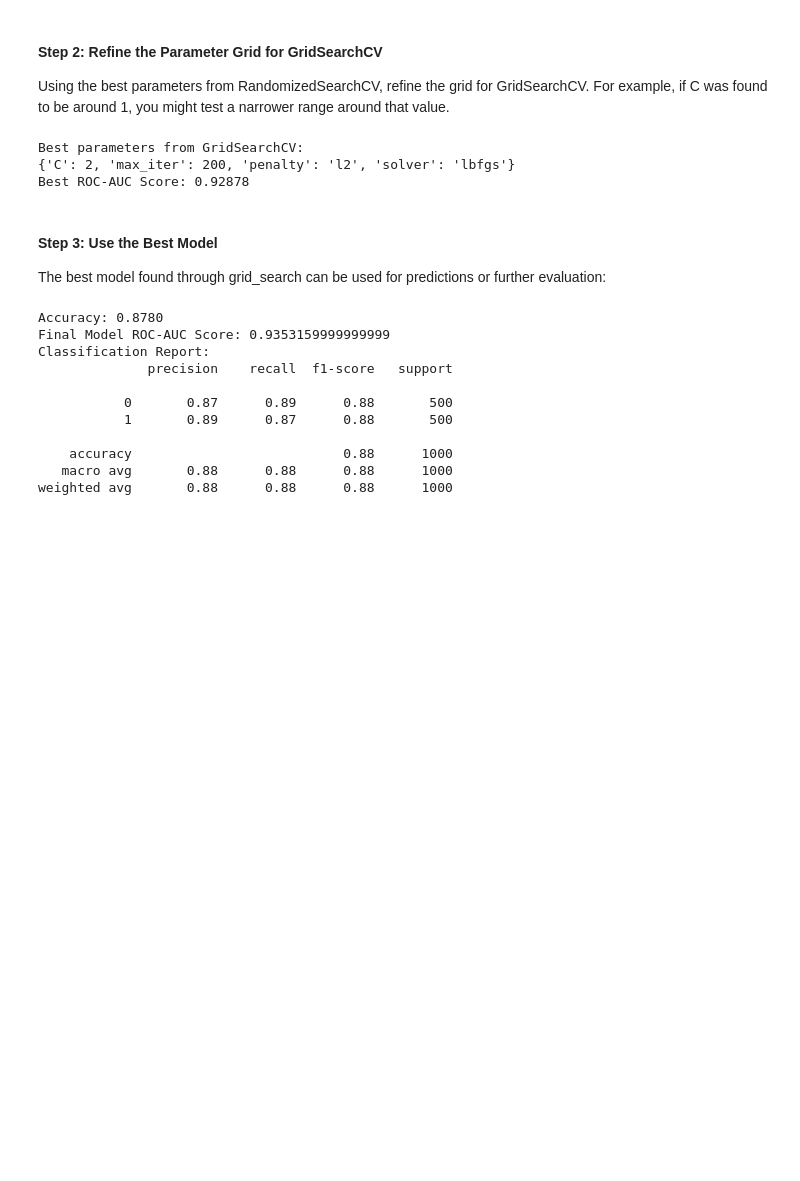
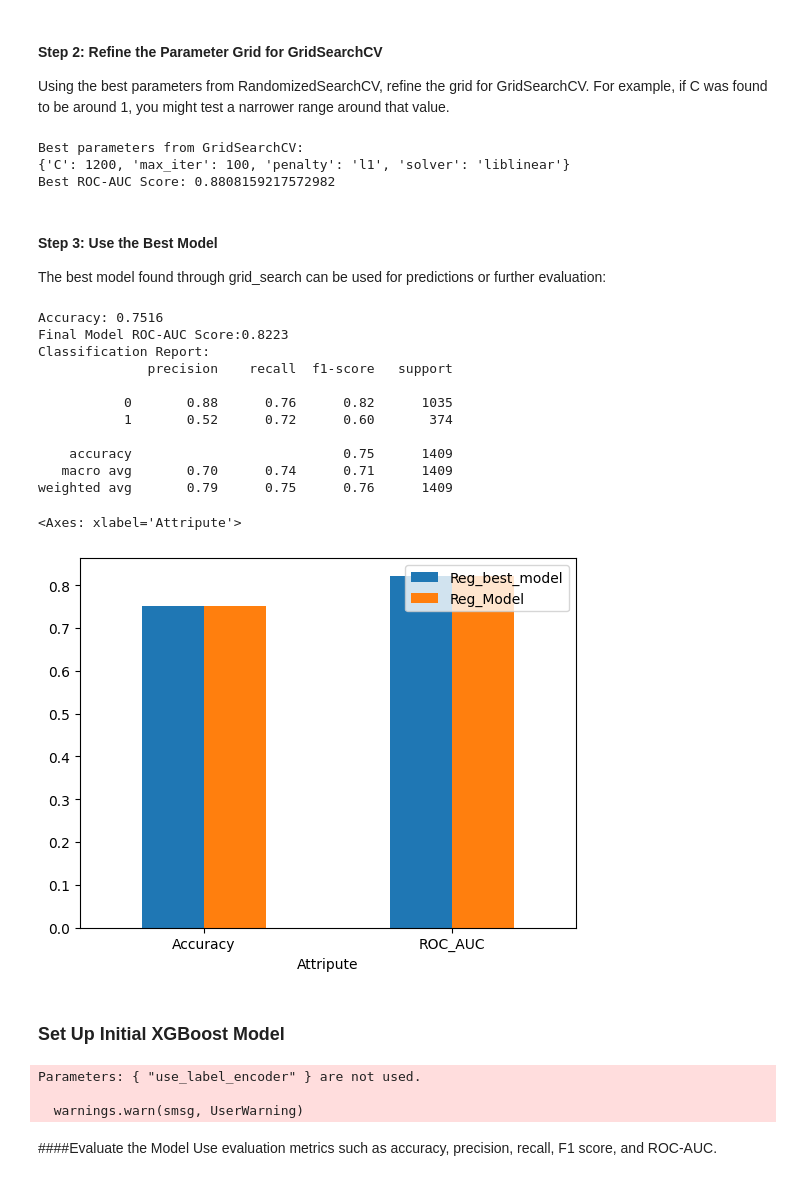
Before and after one commit to temesgen0/Customer_Churn_Prediction, a Jupyter notebook: ChurnCustomers.ipynb, the cells around one changed output. Saved outputs shown, nothing was run; the diff lists cells and outputs as text; code cells hidden in the pictures; blank space fills up the shorter version.

```diff
--- a/ChurnCustomers.ipynb
+++ b/ChurnCustomers.ipynb
@@ -665,8 +668,8 @@ First, use RandomizedSearchCV to perform a broader search over a random set of h
 random_param_grid = {
     'C': np.logspace(-3, 3, 10),       # C values from 0.001 to 1000 (regularization strength)
     'solver': ['lbfgs', 'liblinear', 'saga'],  # Different solvers
-    'penalty': ['l2', 'none'],         # Penalty types
-    'max_iter': [100, 200, 500, 1000]  # Different max iterations
+    'penalty': ["l1",'l2', 'none'],         # Penalty types
+    'max_iter': [10,100, 200, 500, 1000]  # Different max iterations
 }
 
 # Initialize RandomizedSearchCV with LogisticRegression
@@ -711,16 +714,16 @@ Traceback (most recent call last):
 Using the best parameters from RandomizedSearchCV, refine the grid for GridSearchCV. For example, if C was found to be around 1, you might test a narrower range around that value.
 # %%
 # Generate a synthetic dataset
-X, y = make_classification(n_samples=1000, n_features=20, n_classes=2, random_state=42)
+#X_train, y_train = make_classification(n_samples=1000, n_features=19, n_classes=2, random_state=42)
 # Use the best parameters to refine the grid
 refined_param_grid = {
-    'C': [0.5, 1, 1.5, 2],              # Narrowed range around the best C value
+    'C': [0.5, 100, 1000.5, 1200],              # Narrowed range around the best C value
     'solver': [random_search.best_params_['solver']],  # Use the best solver from RandomizedSearchCV
     'penalty': [random_search.best_params_['penalty']],  # Use the best penalty from RandomizedSearchCV
-    'max_iter': [200, 500, 1000]        # Narrowed options for max_iter
+    'max_iter': [100,250, 500, 750]        # Narrowed options for max_iter
 }
 # Define StratifiedKFold for cross-validation
-stratified_kfold = StratifiedKFold(n_splits=5, shuffle=True, random_state=42)
+#stratified_kfold = StratifiedKFold(n_splits=10, shuffle=True, random_state=42)
 
 # Initialize GridSearchCV with LogisticRegression
 grid_search = GridSearchCV(
@@ -732,7 +735,7 @@ grid_search = GridSearchCV(
 )
 
 # Fit to the training data
-grid_search.fit(X, y)
+grid_search.fit(X_train, y_train)
 
 # Display the best parameters from GridSearchCV
 print("Best parameters from GridSearchCV:")
@@ -740,8 +743,8 @@ print(grid_search.best_params_)
 print("Best ROC-AUC Score:", grid_search.best_score_)
 # %% [output]
 Best parameters from GridSearchCV:
-{'C': 2, 'max_iter': 200, 'penalty': 'l2', 'solver': 'lbfgs'}
-Best ROC-AUC Score: 0.92878
+{'C': 1200, 'max_iter': 100, 'penalty': 'l1', 'solver': 'liblinear'}
+Best ROC-AUC Score: 0.8808159217572982
 # %% [markdown]
 #### Step 3: Use the Best Model
 The best model found through grid_search can be used for predictions or further evaluation:
@@ -750,26 +753,56 @@ The best model found through grid_search can be used for predictions or further
 best_model = grid_search.best_estimator_
 
 # Predict on test set
-y_pred = best_model.predict(X)
-y_proba = best_model.predict_proba(X)[:, 1]
+y_pred = best_model.predict(X_test)
+y_proba = best_model.predict_proba(X_test)[:, 1]
 
 # Evaluate the model
 
 # Accuracy
-accuracy = accuracy_score(y, y_pred)
+best_accuracy = accuracy_score(y_test, y_pred)
 print(f'Accuracy: {accuracy:.4f}')
-print("Final Model ROC-AUC Score:", roc_auc_score(y, y_proba))
+best_roc=roc_auc_score(y_test, y_proba)
+print(f"Final Model ROC-AUC Score:{best_roc:.4f}")
 print("Classification Report:")
-print(classification_report(y, y_pred))
+print(classification_report(y_test, y_pred))
 # %% [output]
-Accuracy: 0.8780
-Final Model ROC-AUC Score: 0.9353159999999999
+Accuracy: 0.7516
+Final Model ROC-AUC Score:0.8223
 Classification Report:
               precision    recall  f1-score   support
 
-           0       0.87      0.89      0.88       500
-           1       0.89      0.87      0.88       500
+           0       0.88      0.76      0.82      1035
+           1       0.52      0.72      0.60       374
 
-    accuracy                           0.88      1000
-   macro avg       0.88      0.88      0.88      1000
-weighted avg       0.88      0.88      0.88      1000
+    accuracy                           0.75      1409
+   macro avg       0.70      0.74      0.71      1409
+weighted avg       0.79      0.75      0.76      1409
+# %%
+reg_eval = pd.DataFrame({"Attripute": ["Accuracy", "ROC_AUC"], "Reg_Model": [accuracy, roc_auc], "Reg_best_model":[best_accuracy,  best_roc]})
+# %%
+reg_eval.plot.bar(x="Attripute", y=["Reg_best_model", "Reg_Model"], rot=0)
+# %% [output]
+<Axes: xlabel='Attripute'>
+[figure, added]
+# %% [markdown]
+ ### Set Up Initial XGBoost Model
+# %%
+# Initialize XGBoost model
+xgb_model = XGBClassifier(
+    objective='binary:logistic',
+    eval_metric='auc',  # Use AUC as the evaluation metric
+    use_label_encoder=False
+)
+
+# Train the model
+xgb_model.fit(X_train, y_train)
+
+# Make predictions
+y_pred = xgb_model.predict(X_test)
+# %% [output]
+Parameters: { "use_label_encoder" } are not used.
+
+  warnings.warn(smsg, UserWarning)
+# %% [markdown]
+####Evaluate the Model
+Use evaluation metrics such as accuracy, precision, recall, F1 score, and ROC-AUC.
```
Also changed, not shown: parts of 12 cells of this notebook.
